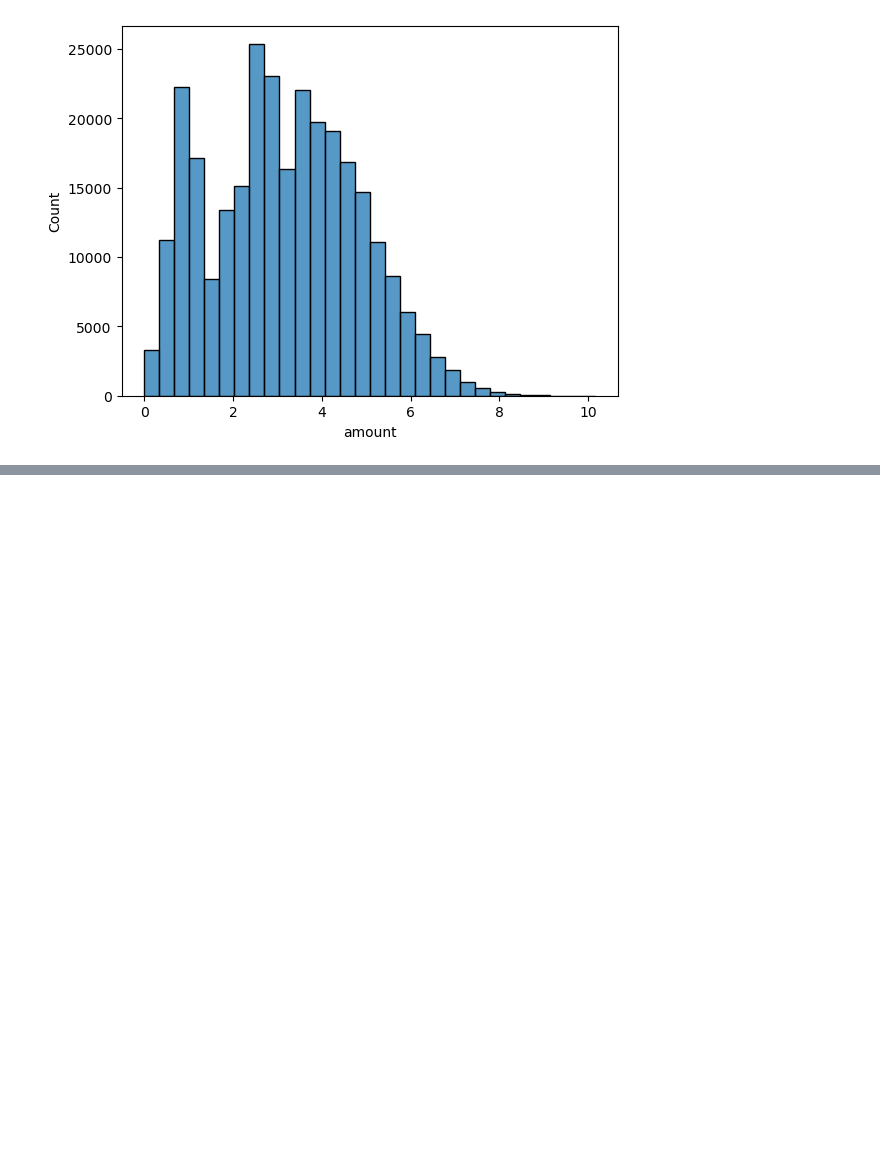
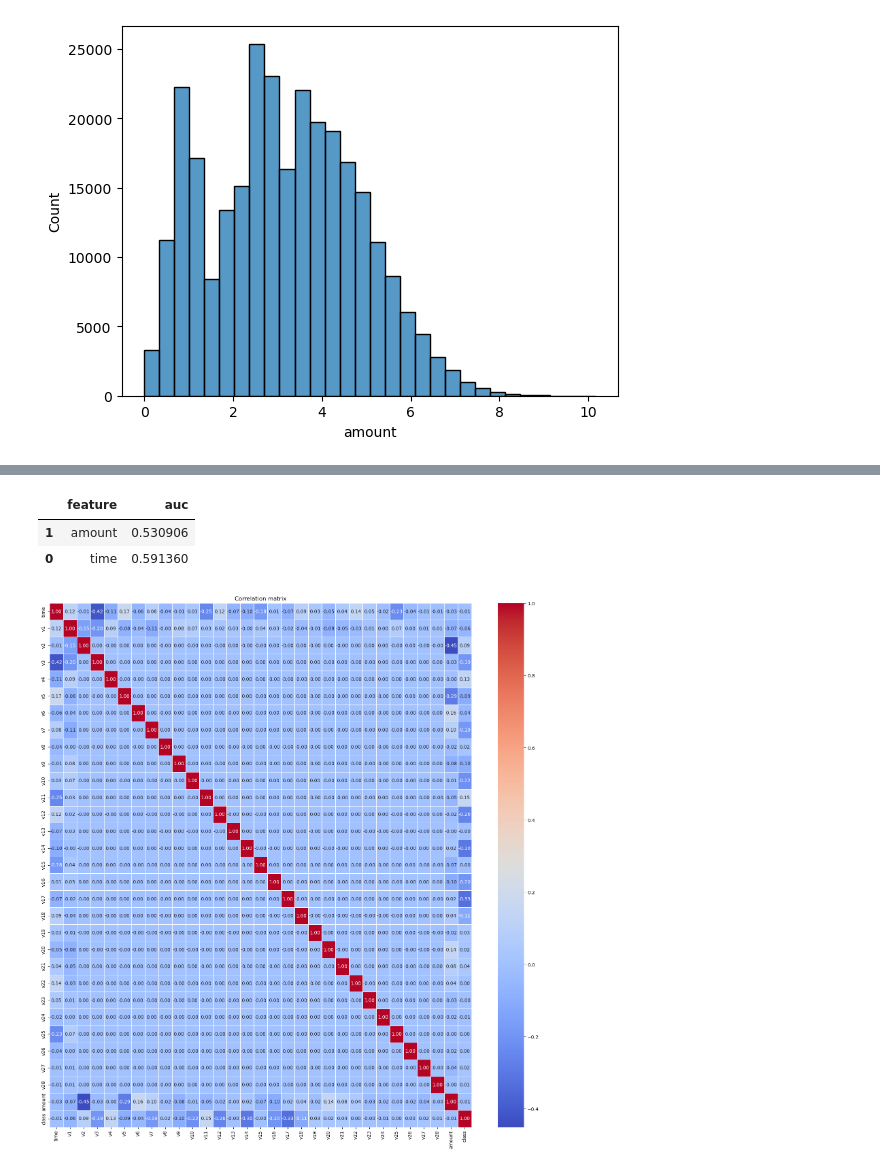
Before and after one commit to angelomarcelino/credit-card-fraud-ml-project, a Jupyter notebook: notebook/notebook.ipynb, the cells around one changed output, grey strips where cells are left out. Cells and saved outputs as stored; diff of their text form; code cells hidden in the pictures; blank space fills up the shorter version.

```diff
--- a/notebook/notebook.ipynb
+++ b/notebook/notebook.ipynb
@@ -193,0 +308,6 @@ df_no_long_tails.amount = amount_logs
+# %%
+df_aucs_time_and_amount.sort_values(by="auc")
+# %% [output]
+|  | feature | auc |
+| 1 | amount | 0.530906 |
+| 0 | time | 0.591360 |
@@ -193,0 +318,9 @@ df_no_long_tails.amount = amount_logs
+# %%
+correlation_matrix = df.corr()
+
+plt.figure(figsize=(20, 20))
+sns.heatmap(correlation_matrix, annot=True, cmap='coolwarm', fmt=".2f", linewidths=.5)
+plt.title("Correlation matrix")
+plt.show()
+# %% [output]
+[figure, added]
```
Also changed, not shown: parts of 25 cells of this notebook.
